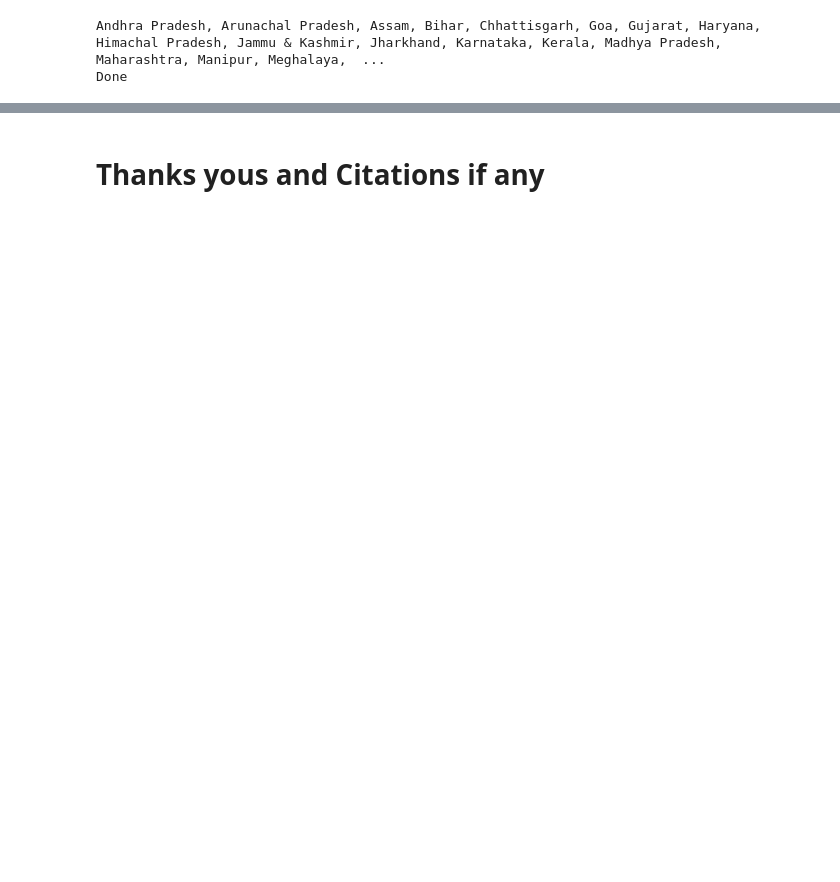
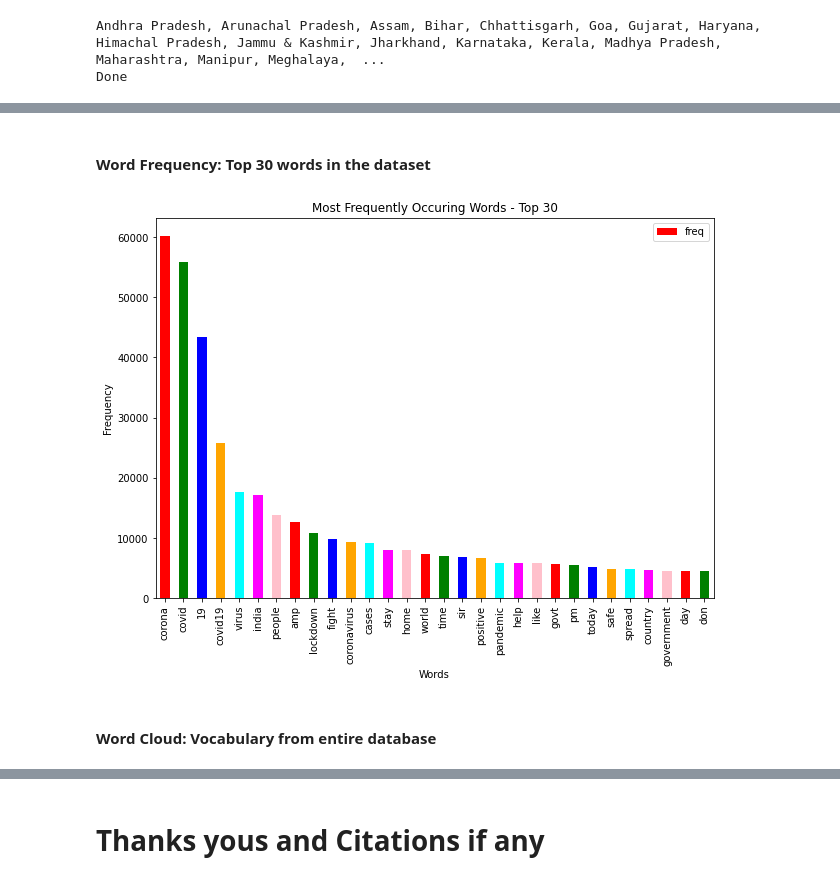
Before and after one commit to balandhanka/LUSIP-Sentiment-Analysis, a Jupyter notebook: LUSIP_8_COVID_19_Sentiment_Analysis_Notebook.ipynb, the cells around one changed output, grey strips where cells are left out. Saved outputs shown, nothing was run; the diff lists cells and outputs as text; code cells hidden in the pictures; blank space fills up the shorter version.

```diff
--- a/LUSIP_8_COVID_19_Sentiment_Analysis_Notebook.ipynb
+++ b/LUSIP_8_COVID_19_Sentiment_Analysis_Notebook.ipynb
@@ -284,0 +372,2 @@ index of types of analysis done
+# %% [markdown]
+#### **Word Frequency: Top 30 words in the dataset**
@@ -284,0 +379,36 @@ index of types of analysis done
+# %%
+# Code to plot the Word Frequency Chart
+
+# Reading dataset
+df = pd.read_csv('data/all_states_combined_dataset.csv')
+df.dropna(inplace=True)
+
+# Counting individual words
+count_vectorizer = CountVectorizer(stop_words = 'english') # Initializing Count Vectorizer object
+words = cv.fit_transform(df['Tweets']) # Fitting the object on dataset
+
+# Finding total sum of each word occurences
+sum_words = words.sum(axis=0)
+
+# Storing word, word_freq as a list of tuples
+words_freq = [(word, sum_words[0, i]) for word, i in cv.vocabulary_.items()]
+# Sorting based on frequency, non-ascending
+words_freq = sorted(words_freq, key = lambda x: x[1], reverse = True)
+
+# Converting to Data Frame
+frequency_df = pd.DataFrame(words_freq, columns=['word', 'freq'])
+
+# Plotting the data frame
+frequency_df.head(30).plot(x='word', y='freq', kind='bar', color = ['red','green','blue','orange','cyan','magenta','pink'], figsize=(10,7))
+
+plt.title("Most Frequently Occuring Words - Top 30") # Title
+
+# Labels
+plt.ylabel("Frequency")
+plt.xlabel("Words")
+
+plt.show() # Showing the curve
+# %% [output]
+[figure, added]
+# %% [markdown]
+#### Word Cloud: Vocabulary from entire database
```
Also changed, not shown: parts of 42 cells of this notebook.
